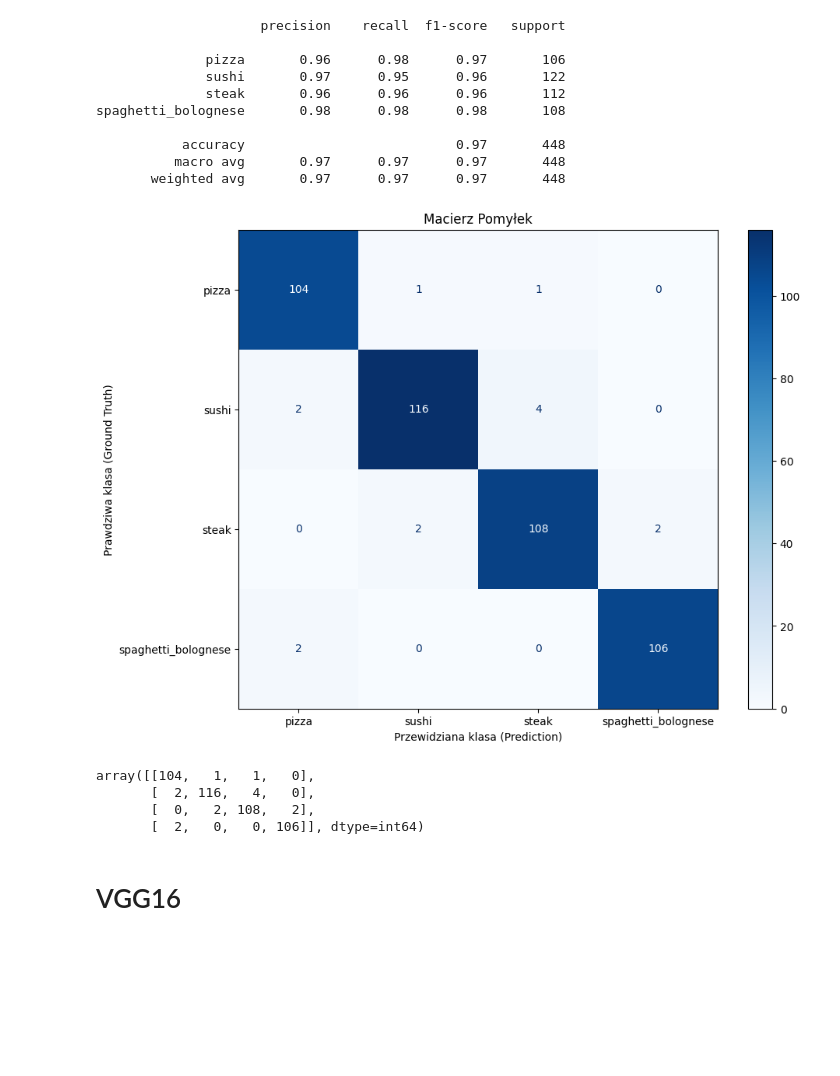
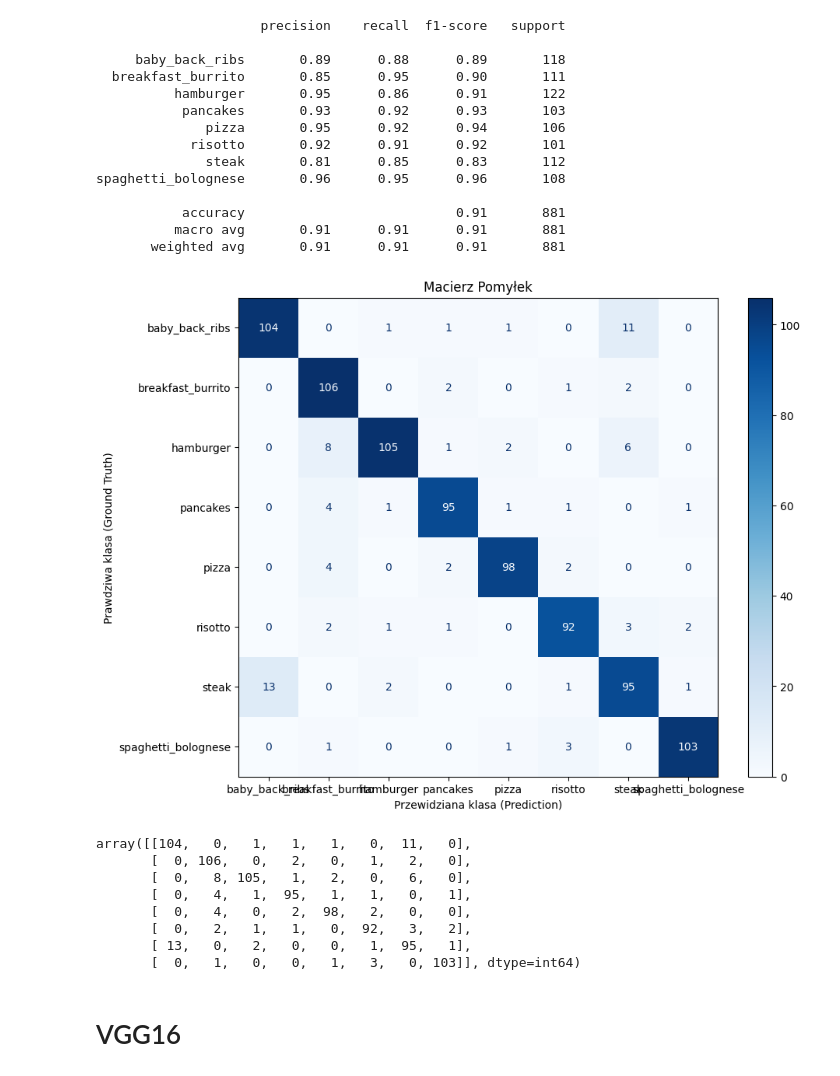
Before and after one commit to lsocpb/food-recognition, a Jupyter notebook: notebooks/03_Evaluation.ipynb, the cells around one changed output. Cells and saved outputs as stored; diff of their text form; code cells hidden in the pictures; blank space fills up the shorter version.

```diff
--- a/notebooks/03_Evaluation.ipynb
+++ b/notebooks/03_Evaluation.ipynb
@@ -15,5 +17,5 @@ WARNING:tensorflow:From C:\Users\socik\Documents\food-recognition\.venv\Lib\site
 # %%
-model_path = 'models/final_efficientnet_4class.h5'
+model_path = 'models/final_efficientnet_8class.h5'
 model = load_model(model_path)
 evaluate_model(model, test_ds, TARGET_CLASSES)
 # %% [output]
@@ -22,18 +24,26 @@ WARNING:tensorflow:From C:\Users\socik\Documents\food-recognition\.venv\Lib\site
                      precision    recall  f1-score   support
 
-              pizza       0.96      0.98      0.97       106
-              sushi       0.97      0.95      0.96       122
-              steak       0.96      0.96      0.96       112
-spaghetti_bolognese       0.98      0.98      0.98       108
+     baby_back_ribs       0.89      0.88      0.89       118
+  breakfast_burrito       0.85      0.95      0.90       111
+          hamburger       0.95      0.86      0.91       122
+           pancakes       0.93      0.92      0.93       103
+              pizza       0.95      0.92      0.94       106
+            risotto       0.92      0.91      0.92       101
+              steak       0.81      0.85      0.83       112
+spaghetti_bolognese       0.96      0.95      0.96       108
 
-           accuracy                           0.97       448
-          macro avg       0.97      0.97      0.97       448
-       weighted avg       0.97      0.97      0.97       448
+           accuracy                           0.91       881
+          macro avg       0.91      0.91      0.91       881
+       weighted avg       0.91      0.91      0.91       881
-[figure, old version]
+[figure, new version]
-array([[104,   1,   1,   0],
-       [  2, 116,   4,   0],
-       [  0,   2, 108,   2],
-       [  2,   0,   0, 106]], dtype=int64)
+array([[104,   0,   1,   1,   1,   0,  11,   0],
+       [  0, 106,   0,   2,   0,   1,   2,   0],
+       [  0,   8, 105,   1,   2,   0,   6,   0],
+       [  0,   4,   1,  95,   1,   1,   0,   1],
+       [  0,   4,   0,   2,  98,   2,   0,   0],
+       [  0,   2,   1,   1,   0,  92,   3,   2],
+       [ 13,   0,   2,   0,   0,   1,  95,   1],
+       [  0,   1,   0,   0,   1,   3,   0, 103]], dtype=int64)
 # %% [markdown]
 # VGG16
 # %%
```
Also changed, not shown: parts of 5 cells of this notebook, 17 other files.
